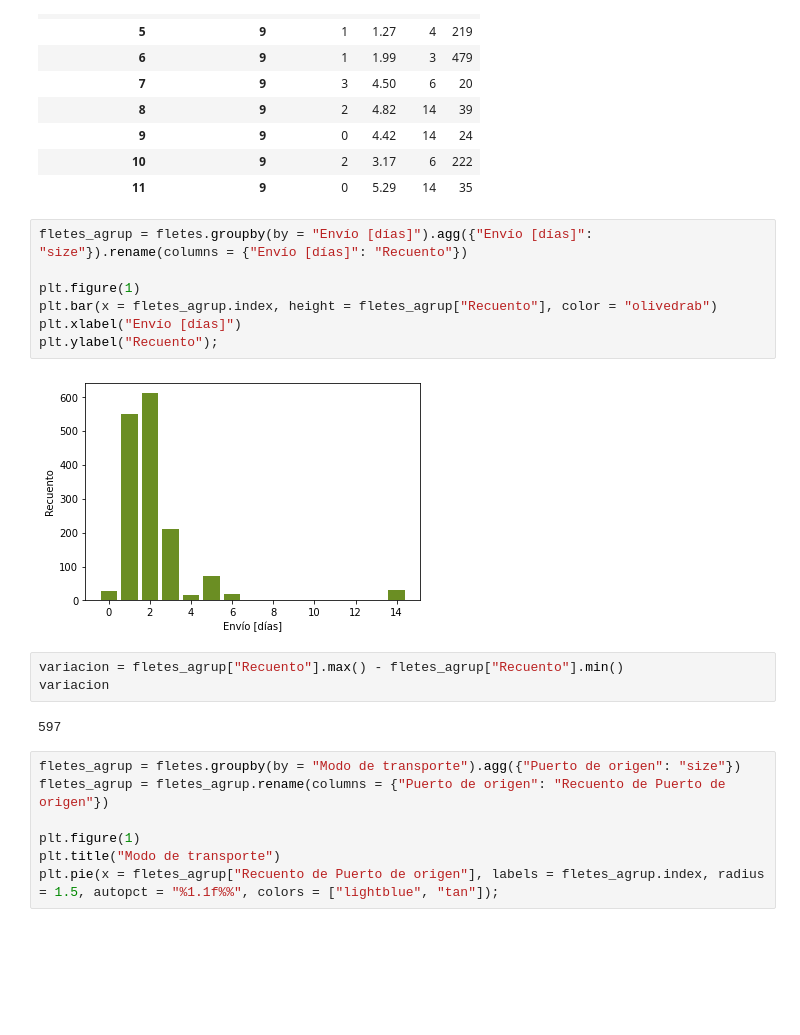
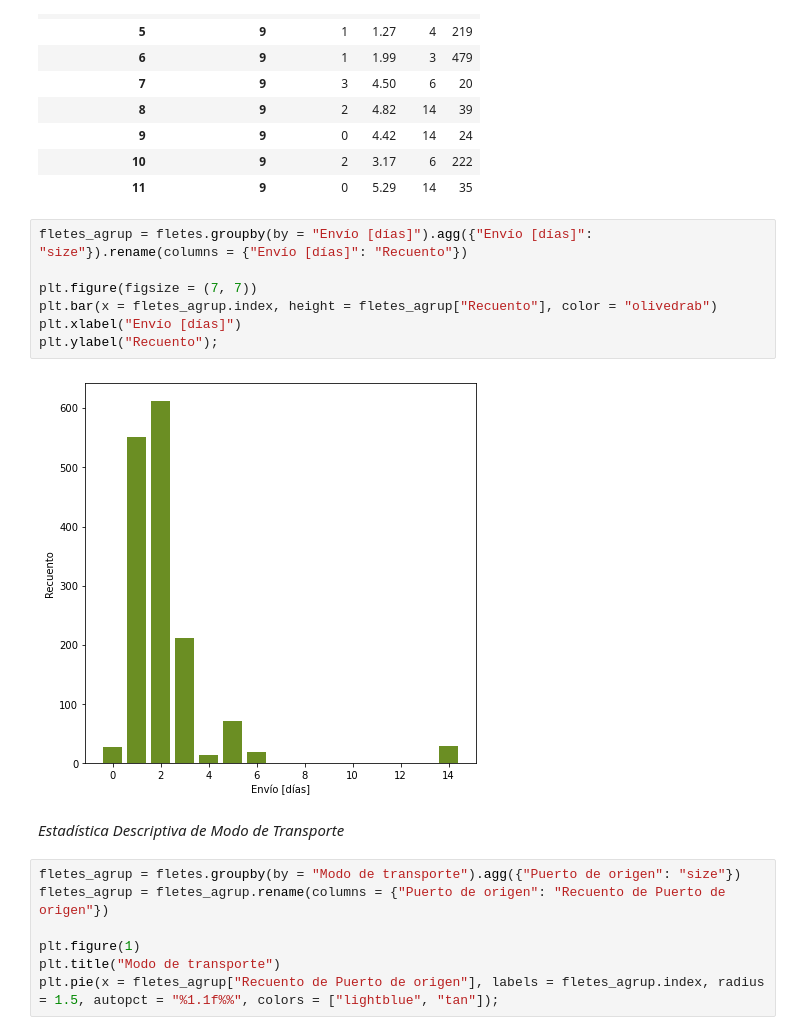
Before and after one commit to hernanrodri/Supply-Chain-Analytics, a Jupyter notebook: Supply Chain Analysis.ipynb, the cells around one changed output. Saved outputs shown, nothing was run; the diff lists cells and outputs as text; blank space fills up the shorter version.

```diff
--- a/Supply Chain Analysis.ipynb
+++ b/Supply Chain Analysis.ipynb
@@ -283,17 +279,14 @@ fletes_agrup.round(2)
 # %%
 fletes_agrup = fletes.groupby(by = "Envío [días]").agg({"Envío [días]": "size"}).rename(columns = {"Envío [días]": "Recuento"})
 
-plt.figure(1)
+plt.figure(figsize = (7, 7))
 plt.bar(x = fletes_agrup.index, height = fletes_agrup["Recuento"], color = "olivedrab")
 plt.xlabel("Envío [días]")
 plt.ylabel("Recuento");
 # %% [output]
-[figure, old version]
+[figure, new version]
-# %%
-variacion = fletes_agrup["Recuento"].max() - fletes_agrup["Recuento"].min()
-variacion
-# %% [output]
-597
+# %% [markdown]
+*Estadística Descriptiva de Modo de Transporte*
 # %%
 fletes_agrup = fletes.groupby(by = "Modo de transporte").agg({"Puerto de origen": "size"})
 fletes_agrup = fletes_agrup.rename(columns = {"Puerto de origen": "Recuento de Puerto de origen"})
```
Also changed, not shown: parts of 45 cells of this notebook.
